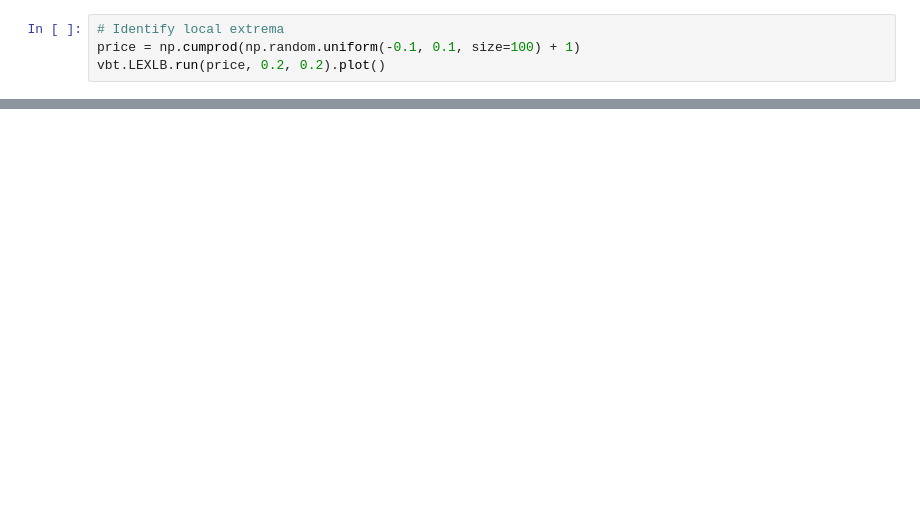
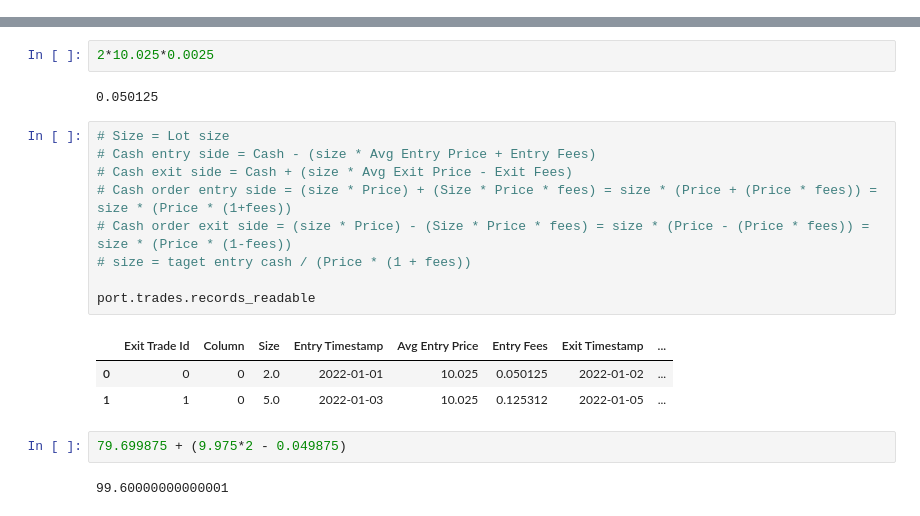
Before and after one commit to phongyanon/PythonInvestment, a Jupyter notebook: Vectorbt_study.ipynb, the cells around one changed output, grey strips where cells are left out. Cells and saved outputs as stored; diff of their text form; blank space fills up the shorter version.

```diff
--- a/Vectorbt_study.ipynb
+++ b/Vectorbt_study.ipynb
@@ -66,4 +30,0 @@ FigureWidget({
-# %%
-# Identify local extrema
-price = np.cumprod(np.random.uniform(-0.1, 0.1, size=100) + 1)
-vbt.LEXLB.run(price, 0.2, 0.2).plot()
@@ -297,0 +98,21 @@ Symbols have mismatching index. Dropping missing data points.
+# %%
+2*10.025*0.0025
+# %% [output]
+0.050125
+# %%
+# Size = Lot size
+# Cash entry side = Cash - (size * Avg Entry Price + Entry Fees)
+# Cash exit side = Cash + (size * Avg Exit Price - Exit Fees)
+# Cash order entry side = (size * Price) + (Size * Price * fees) = size * (Price + (Price * fees)) = size * (Price * (1+fees))
+# Cash order exit side = (size * Price) - (Size * Price * fees) = size * (Price - (Price * fees)) = size * (Price * (1-fees))
+# size = taget entry cash / (Price * (1 + fees))
+
+port.trades.records_readable
+# %% [output]
+|  | Exit Trade Id | Column | Size | Entry Timestamp | Avg Entry Price | Entry Fees | Exit Timestamp | ... |
+| 0 | 0 | 0 | 2.0 | 2022-01-01 | 10.025 | 0.050125 | 2022-01-02 | ... |
+| 1 | 1 | 0 | 5.0 | 2022-01-03 | 10.025 | 0.125312 | 2022-01-05 | ... |
+# %%
+79.699875 + (9.975*2 - 0.049875)
+# %% [output]
+99.60000000000001
```
Also changed, not shown: parts of 31 cells of this notebook.
